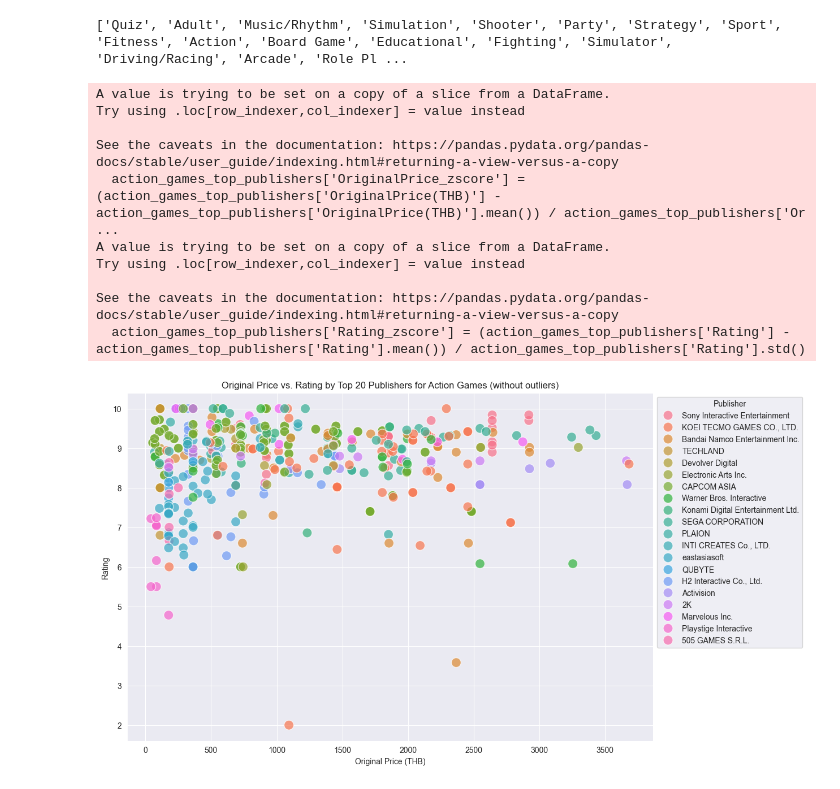
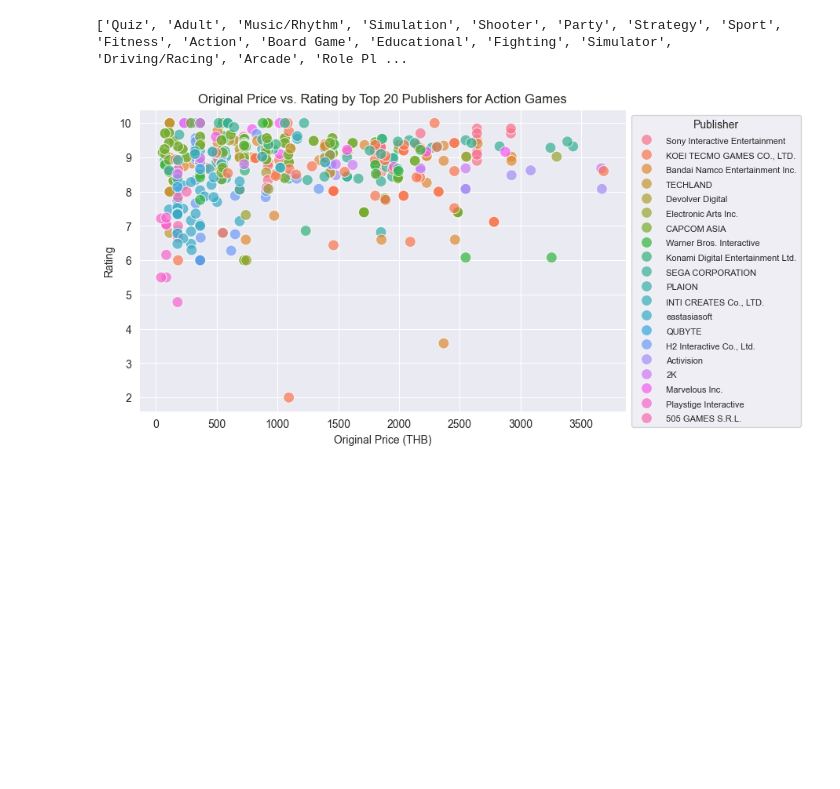
Before and after one commit to tanasatit/Year1-Project-tanasatit, a Jupyter notebook: mydata.ipynb, the cells around one changed output. Saved outputs shown, nothing was run; the diff lists cells and outputs as text; code cells hidden in the pictures; blank space fills up the shorter version.

```diff
--- a/mydata.ipynb
+++ b/mydata.ipynb
@@ -137,24 +112,52 @@ action_games_no_outliers = action_games_top_publishers[(np.abs(action_games_top_
-# %%
-# Plot scatter plot without outliers
-plt.figure(figsize=(12, 8))
-sns.scatterplot(data=action_games_no_outliers, x='OriginalPrice(THB)', y='Rating', hue='Publisher', alpha=0.7, s=150)
-
-# Add labels and title
-plt.title('Original Price vs. Rating by Top 20 Publishers for Action Games (without outliers)')
-plt.xlabel('Original Price (THB)')
-plt.ylabel('Rating')
-plt.legend(title='Publisher', loc='upper left', bbox_to_anchor=(1, 1))
-plt.grid(True)
-plt.show()
-# %% [output]
-A value is trying to be set on a copy of a slice from a DataFrame.
-Try using .loc[row_indexer,col_indexer] = value instead
-
-See the caveats in the documentation: https://pandas.pydata.org/pandas-docs/stable/user_guide/indexing.html#returning-a-view-versus-a-copy
-  action_games_top_publishers['OriginalPrice_zscore'] = (action_games_top_publishers['OriginalPrice(THB)'] - action_games_top_publishers['OriginalPrice(THB)'].mean()) / action_games_top_publishers['Or ...
-A value is trying to be set on a copy of a slice from a DataFrame.
-Try using .loc[row_indexer,col_indexer] = value instead
-
-See the caveats in the documentation: https://pandas.pydata.org/pandas-docs/stable/user_guide/indexing.html#returning-a-view-versus-a-copy
-  action_games_top_publishers['Rating_zscore'] = (action_games_top_publishers['Rating'] - action_games_top_publishers['Rating'].mean()) / action_games_top_publishers['Rating'].std()
-[figure, removed]
+# %%
+action_games = new_df[new_df['Genre'] == 'Action'].copy()
+
+publisher_stats = action_games.groupby('Publisher').agg(
+    {'OriginalPrice(THB)': 'mean', 'Rating': 'mean', 'Title': 'count'}).reset_index()
+publisher_stats.rename(columns={'Title': 'GameCount'}, inplace=True)
+
+# Select top 20 publishers by game count
+top_publishers = publisher_stats.nlargest(20, 'GameCount')
+
+# Filter action_games by top publishers
+action_games_top_publishers = action_games[action_games['Publisher'].isin(top_publishers['Publisher'])].copy()
+
+# Calculate z-scores for OriginalPrice and Rating
+action_games_top_publishers.loc[:, 'OriginalPrice_zscore'] = (
+                                                                     action_games_top_publishers[
+                                                                         'OriginalPrice(THB)'] -
+                                                                     action_games_top_publishers[
+                                                                         'OriginalPrice(THB)'].mean()) / \
+                                                             action_games_top_publishers[
+                                                                 'OriginalPrice(THB)'].std()
+action_games_top_publishers.loc[:, 'Rating_zscore'] = (
+                                                              action_games_top_publishers['Rating'] -
+                                                              action_games_top_publishers['Rating'].mean()) / \
+                                                      action_games_top_publishers['Rating'].std()
+
+# Define threshold for outliers (e.g., 3 standard deviations from the mean)
+outlier_threshold = 3
+
+# Remove outliers
+action_games_no_outliers = action_games_top_publishers[
+    (np.abs(action_games_top_publishers['OriginalPrice_zscore']) <= outlier_threshold) & (
+            np.abs(action_games_top_publishers['Rating_zscore']) <= outlier_threshold)].copy()
+
+# Plot scatter plot without outliers
+plt.figure(figsize=(8, 5))
+sns.scatterplot(data=action_games_no_outliers, x='OriginalPrice(THB)', y='Rating', hue='Publisher', alpha=0.7,
+                s=100)
+
+# Add labels and title
+plt.title('Original Price vs. Rating by Top 20 Publishers for Action Games')
+plt.xlabel('Original Price (THB)')
+plt.ylabel('Rating')
+legend = plt.legend(title='Publisher', loc='upper left', bbox_to_anchor=(1, 1))
+legend.get_title().set_fontsize('10')  # Set the font size of the legend title
+for text in legend.get_texts():
+    text.set_fontsize('8')  # Set the font size of the legend labels
+
+plt.grid(True)
+plt.show()
+# %% [output]
+[figure, added]
```
Also changed, not shown: parts of 3 cells of this notebook, 2 other files.
